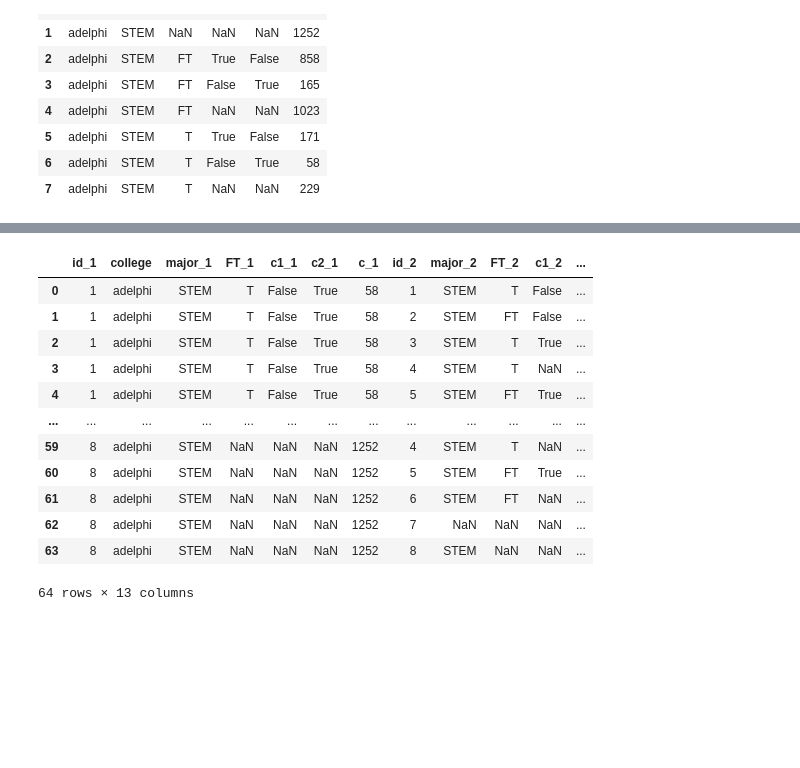
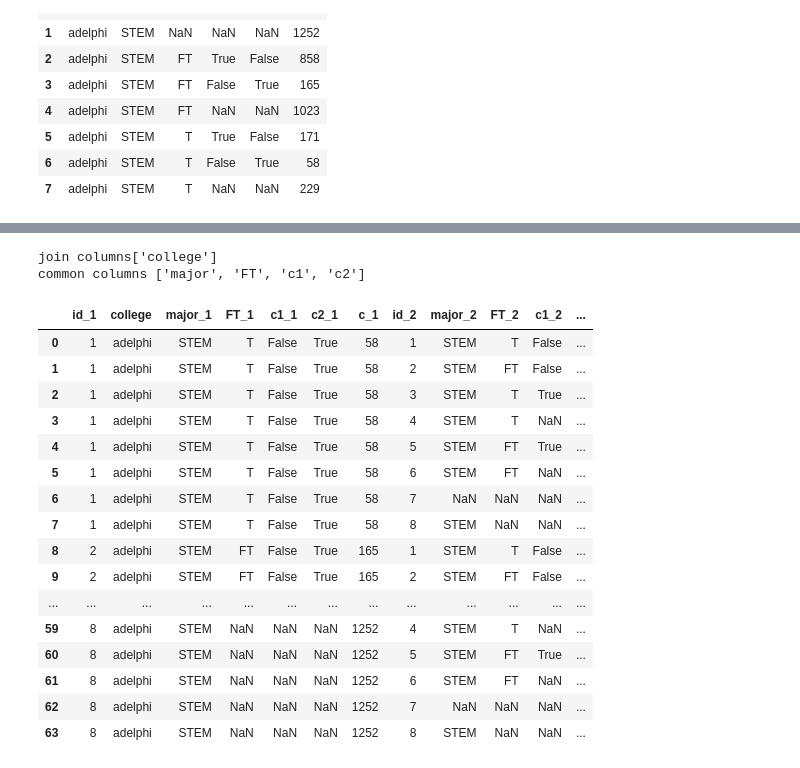
Before and after one commit to DataManagementSystemsLab/STEM2-Dashboard, a Jupyter notebook: Untitled.ipynb, the cells around one changed output, grey strips where cells are left out. Drawn from its saved outputs; the diff is of its cells as text; code cells hidden in the pictures; blank space fills up the shorter version.

```diff
--- a/Untitled.ipynb
+++ b/Untitled.ipynb
@@ -8,7 +8,7 @@ import matplotlib
 import plotly.graph_objects as go
 %matplotlib inline
 # %%
-conn=duckdb.connect('dbbasis.db')
+conn=duckdb.connect('data/dbbasis.db')
 # %%
 q='''select   college,  major,ft, c1,c2,count(*) c from raw_data
 where college='adelphi'
@@ -39,7 +39,5 @@ df
 # %%
 qq='select  row_number() over (order by c) as id, * from df df'
 # %%
-df3=conn.execute(qq).df()
-
-df1=df3
-df2=df3
+df1=conn.execute(qq).df()
+df1
@@ -46,29 +56,39 @@ df2=df3
 # %%
-non_null_columns_df1 = df1.columns[df1.notna().all()]
-non_null_columns_df2 = df2.columns[df2.notna().all()]
-common_columns= list(set(df1.columns) & set(df2.columns))
-join_columns = list(set(non_null_columns_df1) & set(non_null_columns_df2))
+pd.set_option('display.max_rows', None)
+non_null_columns = df1.columns[df1.notna().all()]
+common_columns= list(df1.columns)
+join_columns = list(non_null_columns)
+
 for j in join_columns:
     common_columns. remove(j)
 join_columns.remove('c')
 join_columns.remove('id')
 
+print ("join columns"+str(join_columns))
+print ("common columns "+str(common_columns))
 
-merged_df = pd.merge(df3, df2, on=join_columns, suffixes=('_1', '_2'))
+
+merged_df = pd.merge(df1, df1, on=join_columns, suffixes=('_1', '_2'))
 merged_df
 # %% [output]
+join columns['college']
+common columns ['major', 'FT', 'c1', 'c2']
 |  | id_1 | college | major_1 | FT_1 | c1_1 | c2_1 | c_1 | id_2 | major_2 | FT_2 | c1_2 | ... |
 | 0 | 1 | adelphi | STEM | T | False | True | 58 | 1 | STEM | T | False | ... |
 | 1 | 1 | adelphi | STEM | T | False | True | 58 | 2 | STEM | FT | False | ... |
 | 2 | 1 | adelphi | STEM | T | False | True | 58 | 3 | STEM | T | True | ... |
 | 3 | 1 | adelphi | STEM | T | False | True | 58 | 4 | STEM | T | NaN | ... |
 | 4 | 1 | adelphi | STEM | T | False | True | 58 | 5 | STEM | FT | True | ... |
+| 5 | 1 | adelphi | STEM | T | False | True | 58 | 6 | STEM | FT | NaN | ... |
+| 6 | 1 | adelphi | STEM | T | False | True | 58 | 7 | NaN | NaN | NaN | ... |
+| 7 | 1 | adelphi | STEM | T | False | True | 58 | 8 | STEM | NaN | NaN | ... |
+| 8 | 2 | adelphi | STEM | FT | False | True | 165 | 1 | STEM | T | False | ... |
+| 9 | 2 | adelphi | STEM | FT | False | True | 165 | 2 | STEM | FT | False | ... |
 | ... | ... | ... | ... | ... | ... | ... | ... | ... | ... | ... | ... | ... |
 | 59 | 8 | adelphi | STEM | NaN | NaN | NaN | 1252 | 4 | STEM | T | NaN | ... |
 | 60 | 8 | adelphi | STEM | NaN | NaN | NaN | 1252 | 5 | STEM | FT | True | ... |
 | 61 | 8 | adelphi | STEM | NaN | NaN | NaN | 1252 | 6 | STEM | FT | NaN | ... |
 | 62 | 8 | adelphi | STEM | NaN | NaN | NaN | 1252 | 7 | NaN | NaN | NaN | ... |
 | 63 | 8 | adelphi | STEM | NaN | NaN | NaN | 1252 | 8 | STEM | NaN | NaN | ... |
-64 rows × 13 columns
 # %%
 def isNaN(num):
```
Also changed, not shown: parts of 15 cells of this notebook.
